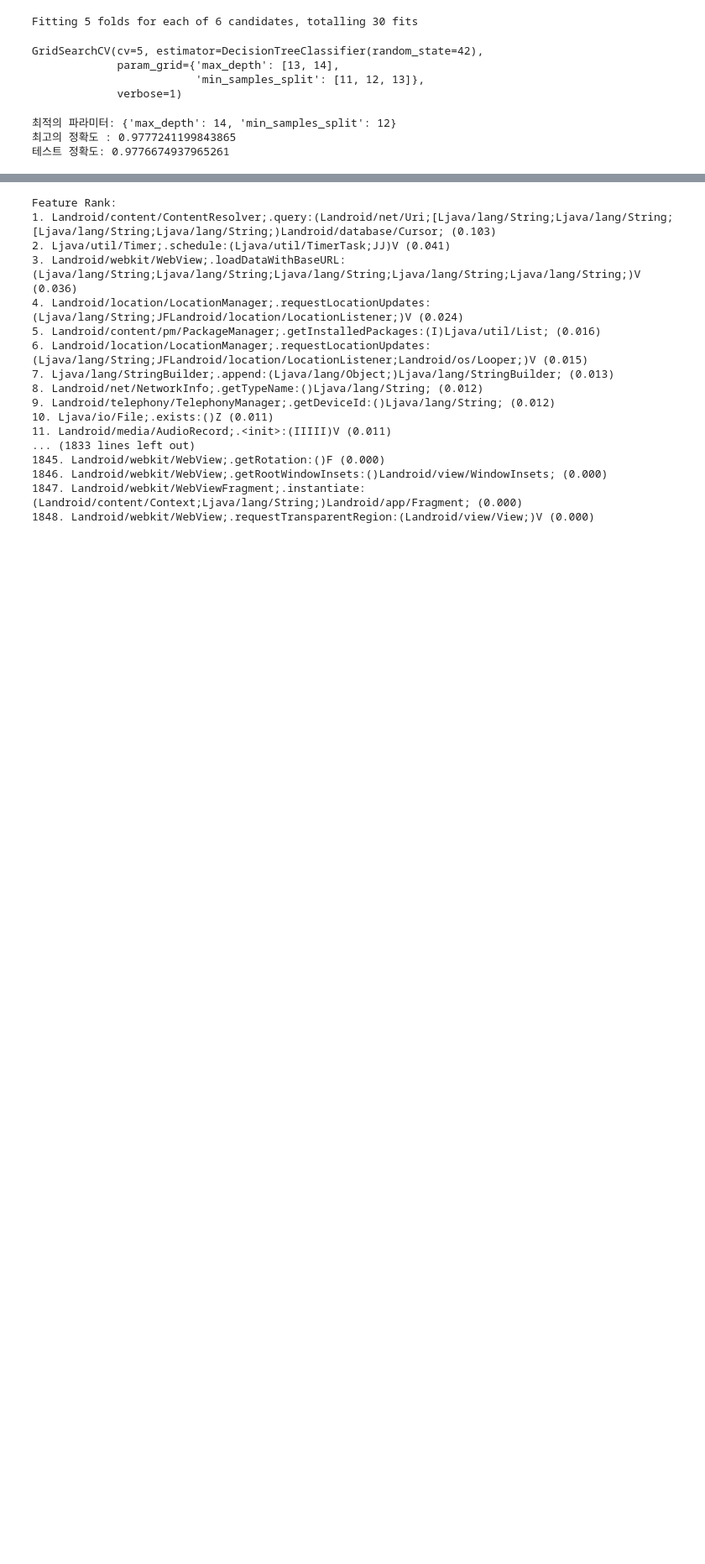
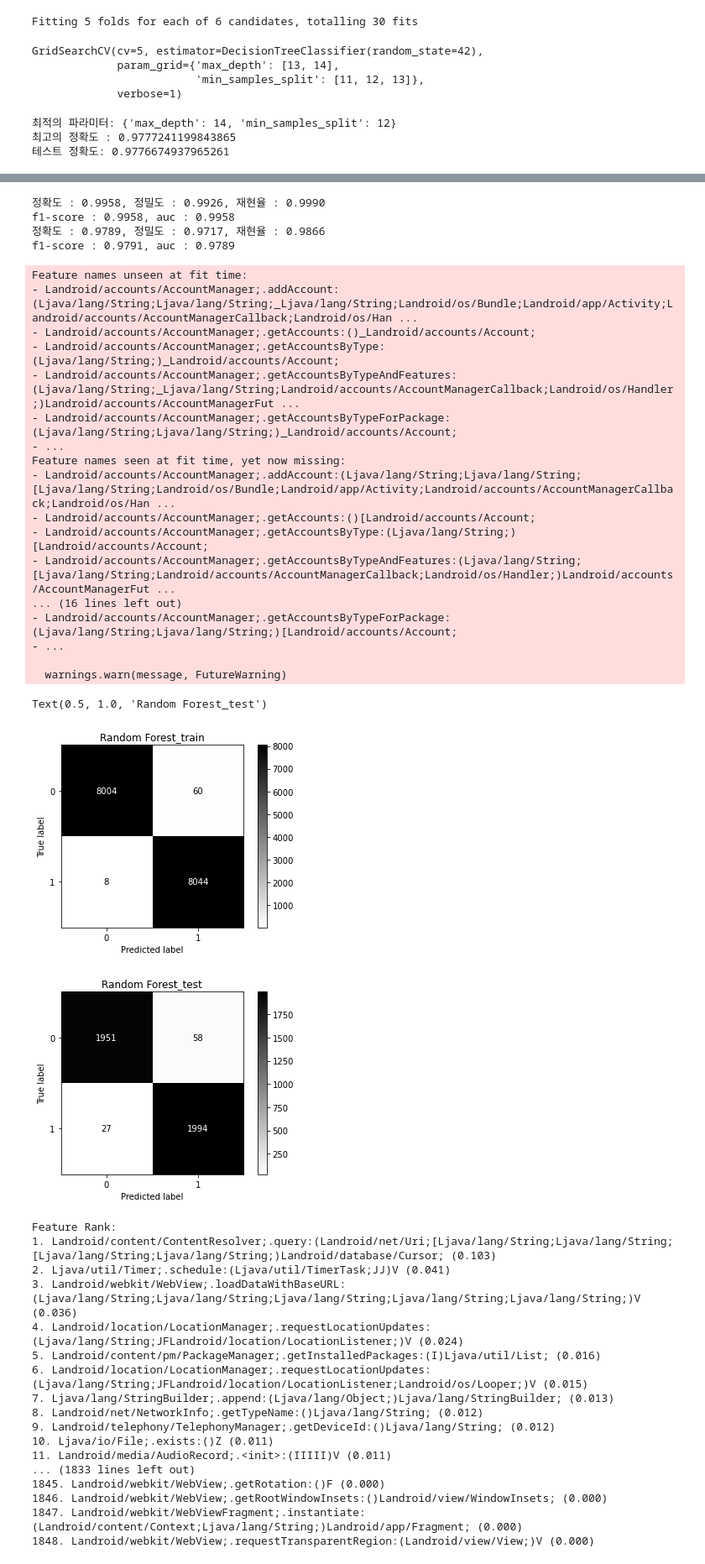
Before and after one commit to Sermadl/Exp, a Jupyter notebook: ml_exp(api).ipynb, the cells around one changed output, grey strips where cells are left out. Shown at 84% size. Drawn from its saved outputs; the diff is of its cells as text; code cells hidden in the pictures; blank space fills up the shorter version.

```diff
--- a/ml_exp(api).ipynb
+++ b/ml_exp(api).ipynb
@@ -221,3 +307,45 @@ print(f"학습 시간 : {end_time :.4f}")
+# %%
+metrics(y_train, forest_trainpred)
+metrics(y_test, forest_testpred)
+
+plot = plot_confusion_matrix(forest_clf,
+                            x_train, y_train,
+                            display_labels=[0, 1],
+                            cmap=plt.cm.binary)
+
+plot.ax_.set_title('Random Forest_train')
+
+plot = plot_confusion_matrix(forest_clf,
+                            x_test, y_test,
+                            display_labels=[0, 1],
+                            cmap=plt.cm.binary)
+
+plot.ax_.set_title('Random Forest_test')
+# %% [output]
+정확도 : 0.9958, 정밀도 : 0.9926, 재현율 : 0.9990
+f1-score : 0.9958, auc : 0.9958
+정확도 : 0.9789, 정밀도 : 0.9717, 재현율 : 0.9866
+f1-score : 0.9791, auc : 0.9789
+Feature names unseen at fit time:
+- Landroid/accounts/AccountManager;.addAccount:(Ljava/lang/String;Ljava/lang/String;_Ljava/lang/String;Landroid/os/Bundle;Landroid/app/Activity;Landroid/accounts/AccountManagerCallback;Landroid/os/Han ...
+- Landroid/accounts/AccountManager;.getAccounts:()_Landroid/accounts/Account;
+- Landroid/accounts/AccountManager;.getAccountsByType:(Ljava/lang/String;)_Landroid/accounts/Account;
+- Landroid/accounts/AccountManager;.getAccountsByTypeAndFeatures:(Ljava/lang/String;_Ljava/lang/String;Landroid/accounts/AccountManagerCallback;Landroid/os/Handler;)Landroid/accounts/AccountManagerFut ...
+- Landroid/accounts/AccountManager;.getAccountsByTypeForPackage:(Ljava/lang/String;Ljava/lang/String;)_Landroid/accounts/Account;
+- ...
+Feature names seen at fit time, yet now missing:
+- Landroid/accounts/AccountManager;.addAccount:(Ljava/lang/String;Ljava/lang/String;[Ljava/lang/String;Landroid/os/Bundle;Landroid/app/Activity;Landroid/accounts/AccountManagerCallback;Landroid/os/Han ...
+- Landroid/accounts/AccountManager;.getAccounts:()[Landroid/accounts/Account;
+- Landroid/accounts/AccountManager;.getAccountsByType:(Ljava/lang/String;)[Landroid/accounts/Account;
+- Landroid/accounts/AccountManager;.getAccountsByTypeAndFeatures:(Ljava/lang/String;[Ljava/lang/String;Landroid/accounts/AccountManagerCallback;Landroid/os/Handler;)Landroid/accounts/AccountManagerFut ...
+... (16 lines left out)
+- Landroid/accounts/AccountManager;.getAccountsByTypeForPackage:(Ljava/lang/String;Ljava/lang/String;)[Landroid/accounts/Account;
+- ...
+
+  warnings.warn(message, FutureWarning)
+Text(0.5, 1.0, 'Random Forest_test')
+[figure, added]
+[figure, added]
 # %%
 import numpy as np
 
```
Also changed, not shown: parts of 35 cells of this notebook.
